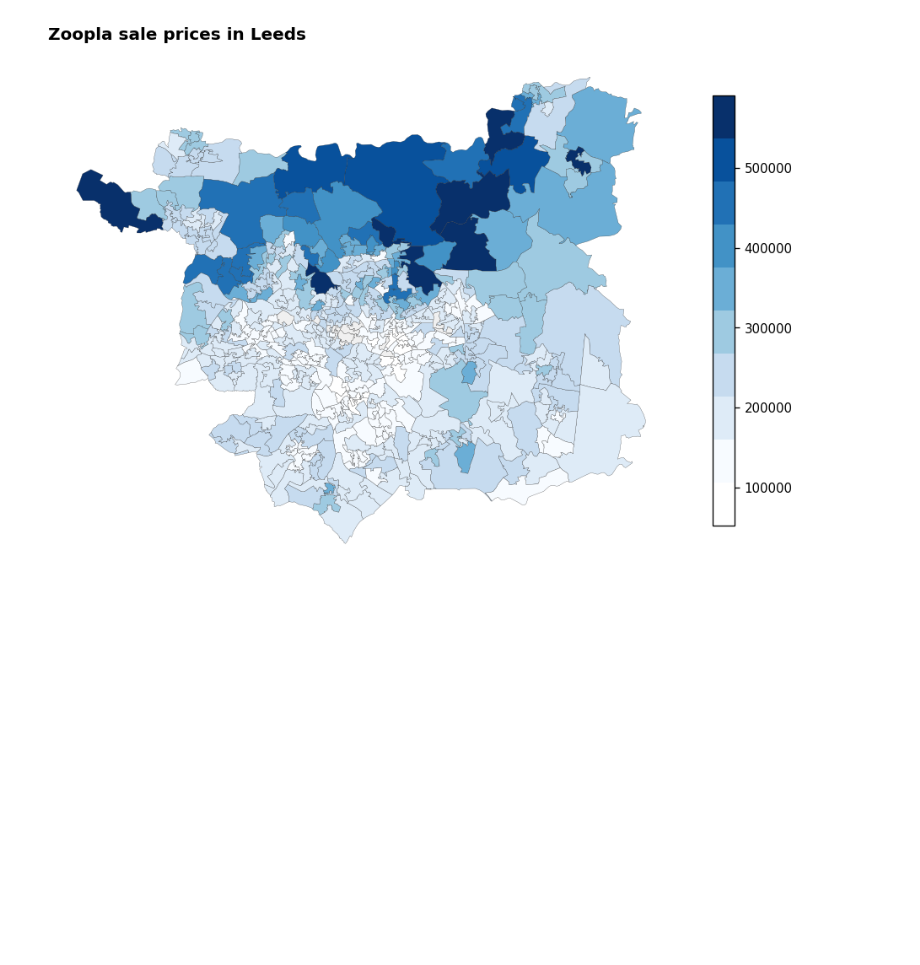
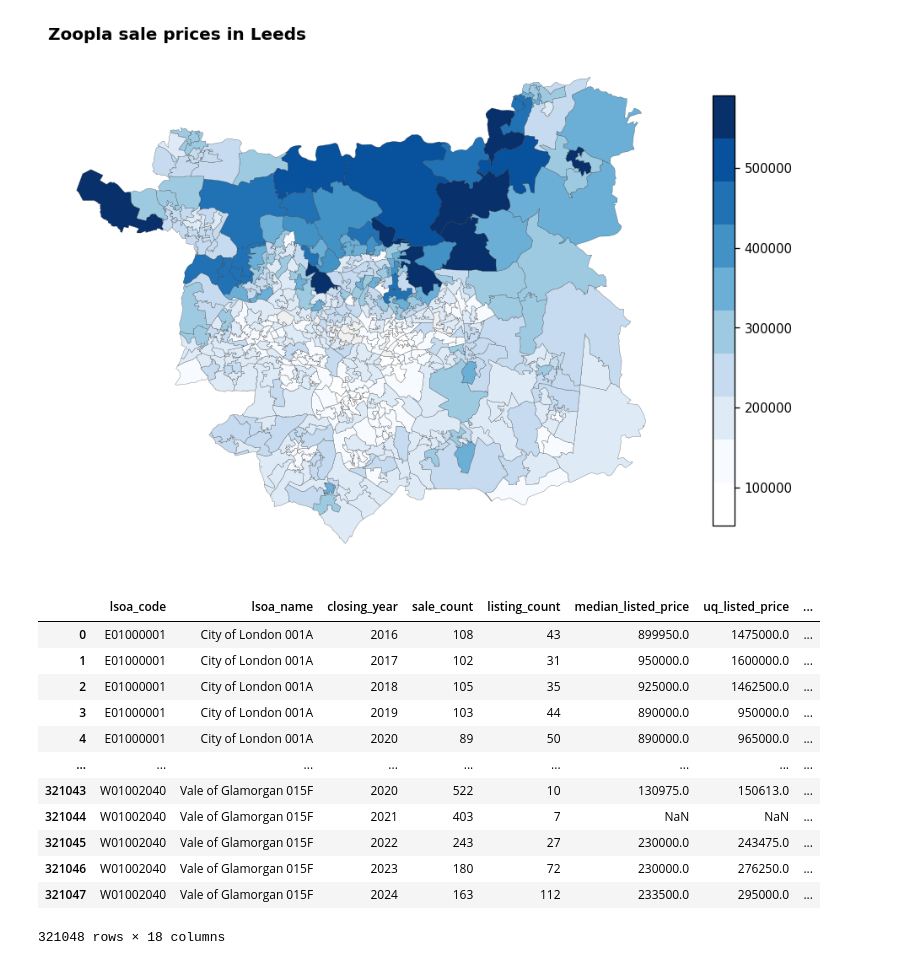
Before and after one commit to Leeds-HASP/digital-festival-2026, a Jupyter notebook: HASP_workshop.ipynb, the cells around one changed output. Cells and saved outputs as stored; diff of their text form; code cells hidden in the pictures; blank space fills up the shorter version.

```diff
--- a/HASP_workshop.ipynb
+++ b/HASP_workshop.ipynb
@@ -637,3 +638,20 @@ else:
 area_zoopla = area_zoopla.copy()
 area_zoopla["geometry"] = area_zoopla["geometry"].simplify(tolerance=0.001, preserve_topology=True)
 area_zoopla.to_file("area_zoopla.geojson", driver="GeoJSON")
+# %%
+sale_df = pd.read_csv('./data/zoopla_sale.csv')
+sale_df
+# %% [output]
+|  | lsoa_code | lsoa_name | closing_year | sale_count | listing_count | median_listed_price | uq_listed_price | ... |
+| 0 | E01000001 | City of London 001A | 2016 | 108 | 43 | 899950.0 | 1475000.0 | ... |
+| 1 | E01000001 | City of London 001A | 2017 | 102 | 31 | 950000.0 | 1600000.0 | ... |
+| 2 | E01000001 | City of London 001A | 2018 | 105 | 35 | 925000.0 | 1462500.0 | ... |
+| 3 | E01000001 | City of London 001A | 2019 | 103 | 44 | 890000.0 | 950000.0 | ... |
+| 4 | E01000001 | City of London 001A | 2020 | 89 | 50 | 890000.0 | 965000.0 | ... |
+| ... | ... | ... | ... | ... | ... | ... | ... | ... |
+| 321043 | W01002040 | Vale of Glamorgan 015F | 2020 | 522 | 10 | 130975.0 | 150613.0 | ... |
+| 321044 | W01002040 | Vale of Glamorgan 015F | 2021 | 403 | 7 | NaN | NaN | ... |
+| 321045 | W01002040 | Vale of Glamorgan 015F | 2022 | 243 | 27 | 230000.0 | 243475.0 | ... |
+| 321046 | W01002040 | Vale of Glamorgan 015F | 2023 | 180 | 72 | 230000.0 | 276250.0 | ... |
+| 321047 | W01002040 | Vale of Glamorgan 015F | 2024 | 163 | 112 | 233500.0 | 295000.0 | ... |
+321048 rows × 18 columns
```
Also changed, not shown: parts of 12 cells of this notebook.
